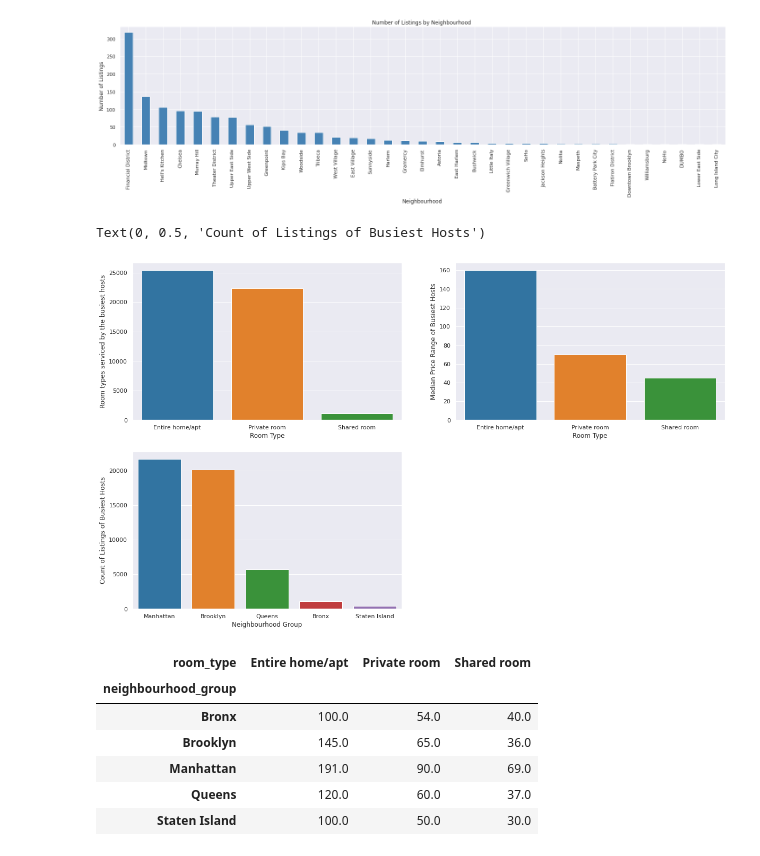
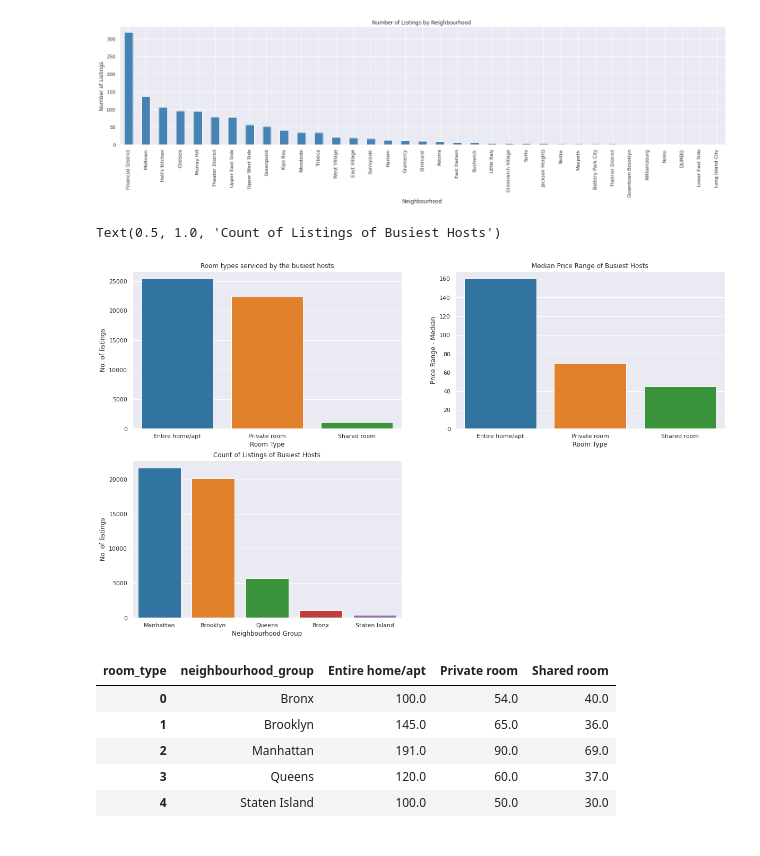
Before and after one commit to Pranit07G/PG-AlmaBetter-EDA-AirBNB-NYC, a Jupyter notebook: Airbnb_Bookings_Analysis_Capstone_Project.ipynb, the cells around one changed output. Drawn from its saved outputs; the diff is of its cells as text; code cells hidden in the pictures.

```diff
--- a/Airbnb_Bookings_Analysis_Capstone_Project.ipynb
+++ b/Airbnb_Bookings_Analysis_Capstone_Project.ipynb
@@ -730,46 +751,42 @@ plt.show()
 # %%
 #To find out the busiest hosts
 
 
 busiest_bnb = bnb_nyc[bnb_nyc["availability_365"] <= 7]
 busiest_bnb_rooms = bnb_nyc["room_type"].value_counts().reset_index()
 busiest_bnb_price = bnb_nyc.groupby("room_type")["price"].median().reset_index()
 busiest_bnb_neighbourhood_group = bnb_nyc["neighbourhood_group"].value_counts().reset_index()
 plt.figure(figsize=(20,12))
 
 # To find the room types serviced by the busiest hosts
 plt.subplot(221)
 sns.barplot(data=busiest_bnb_rooms, x=busiest_bnb_rooms["index"], y=busiest_bnb_rooms["room_type"], palette='tab10');
 plt.xlabel("Room Type")
-plt.ylabel("Room types serviced by the busiest hosts")
+plt.ylabel("No. of listings")
+plt.title("Room types serviced by the busiest hosts")
 
 # To find the median price range of the rooms listed by the busiest hosts.
 plt.subplot(222)
 sns.barplot(data=busiest_bnb_price, x=busiest_bnb_price["room_type"], y=busiest_bnb_price["price"], palette='tab10');
 plt.xlabel("Room Type")
-plt.ylabel("Median Price Range of Busiest Hosts")
+plt.ylabel("Price Range - Median")
+plt.title("Median Price Range of Busiest Hosts")
 
 # To find the busiest neighbourhood group in which the hosts are the busiest.
 plt.subplot(223)
 sns.barplot(data=busiest_bnb_neighbourhood_group, x=busiest_bnb_neighbourhood_group["index"], y=busiest_bnb_neighbourhood_group["neighbourhood_group"], palette='tab10');
 plt.xlabel("Neighbourhood Group")
-plt.ylabel("Count of Listings of Busiest Hosts")
-
-# To find the busiest neighbourhood group in which the hosts are the busiest.
-plt.subplot(223)
-sns.barplot(data=busiest_bnb_neighbourhood_group, x=busiest_bnb_neighbourhood_group["index"], y=busiest_bnb_neighbourhood_group["neighbourhood_group"], palette='tab10');
-plt.xlabel("Neighbourhood Group")
-plt.ylabel("Count of Listings of Busiest Hosts")
+plt.ylabel("No. of listings")
+plt.title("Count of Listings of Busiest Hosts")
 # %% [output]
-Text(0, 0.5, 'Count of Listings of Busiest Hosts')
+Text(0.5, 1.0, 'Count of Listings of Busiest Hosts')
-[figure, old version]
+[figure, new version]
 # %%
-bnb_nyc.groupby(["neighbourhood_group","room_type"])["price"].median().unstack()
+bnb_nyc.groupby(["neighbourhood_group","room_type"])["price"].median().unstack().reset_index()
 # %% [output]
-| room_type | Entire home/apt | Private room | Shared room |
-| neighbourhood_group |  |  |  |
-| Bronx | 100.0 | 54.0 | 40.0 |
-| Brooklyn | 145.0 | 65.0 | 36.0 |
-| Manhattan | 191.0 | 90.0 | 69.0 |
-| Queens | 120.0 | 60.0 | 37.0 |
-| Staten Island | 100.0 | 50.0 | 30.0 |
+| room_type | neighbourhood_group | Entire home/apt | Private room | Shared room |
+| 0 | Bronx | 100.0 | 54.0 | 40.0 |
+| 1 | Brooklyn | 145.0 | 65.0 | 36.0 |
+| 2 | Manhattan | 191.0 | 90.0 | 69.0 |
+| 3 | Queens | 120.0 | 60.0 | 37.0 |
+| 4 | Staten Island | 100.0 | 50.0 | 30.0 |
```
Also changed, not shown: parts of 5 cells of this notebook.
